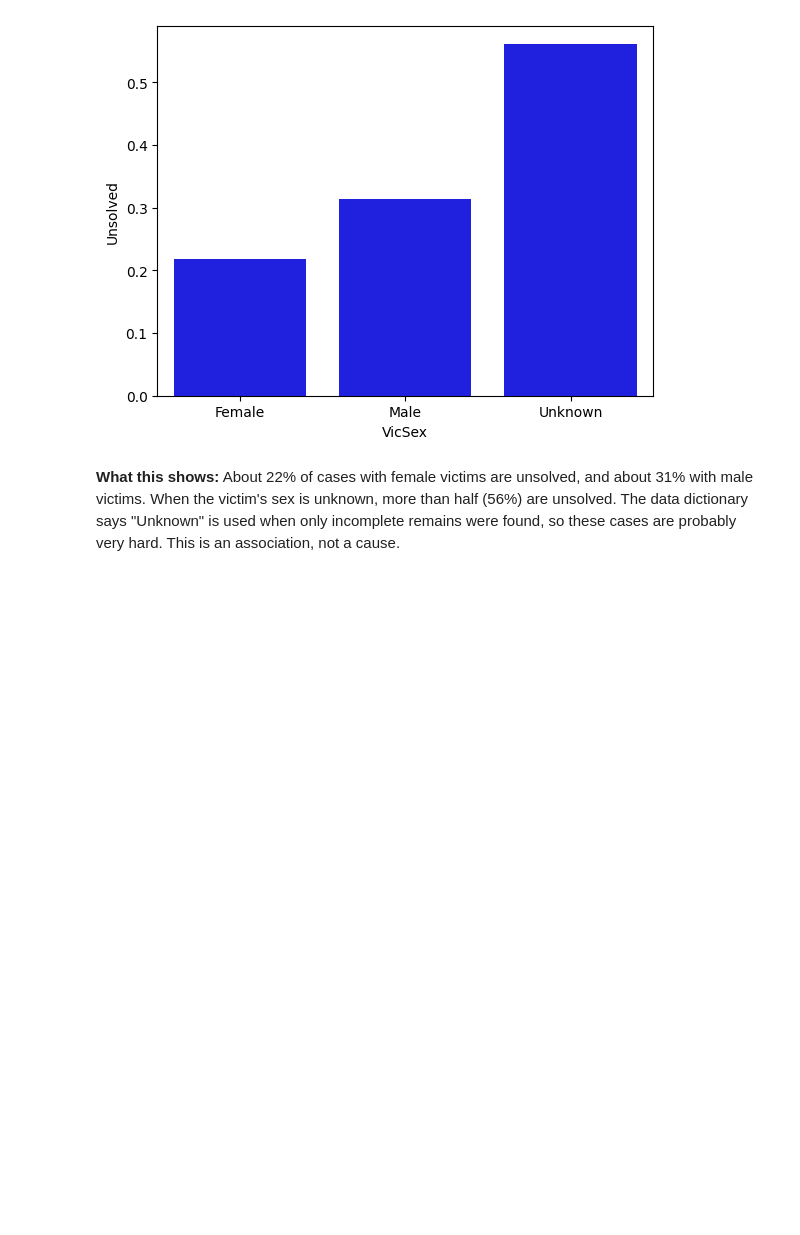
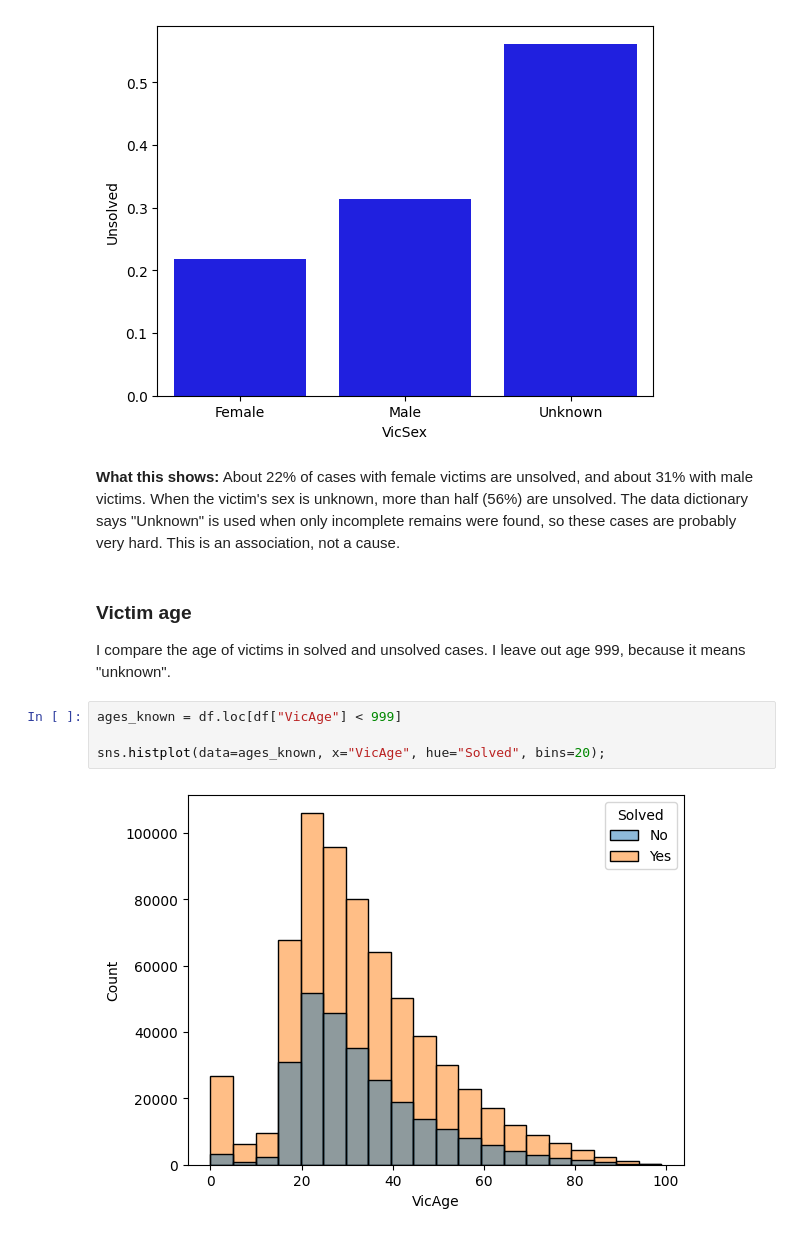
Before and after one commit to Anastasiia-hub0/unsolved-homicides-analysis, a Jupyter notebook: unsolved_homicides_analysis.ipynb, the cells around one changed output. Saved outputs shown, nothing was run; the diff lists cells and outputs as text; blank space fills up the shorter version.

Commit message:
Add victim age and state to exploration

```diff
--- a/unsolved_homicides_analysis.ipynb
+++ b/unsolved_homicides_analysis.ipynb
@@ -339,3 +339,12 @@ sns.barplot(x="VicSex", y="Unsolved", data=unsolved_by_sex, color="b");
 [figure]
 # %% [markdown]
 **What this shows:** About 22% of cases with female victims are unsolved, and about 31% with male victims. When the victim's sex is unknown, more than half (56%) are unsolved. The data dictionary says "Unknown" is used when only incomplete remains were found, so these cases are probably very hard. This is an association, not a cause.
+# %% [markdown]
+### Victim age
+I compare the age of victims in solved and unsolved cases. I leave out age 999, because it means "unknown".
+# %%
+ages_known = df.loc[df["VicAge"] < 999]
+
+sns.histplot(data=ages_known, x="VicAge", hue="Solved", bins=20);
+# %% [output]
+[figure, added]
```
Also changed, not shown: parts of 4 cells of this notebook.
